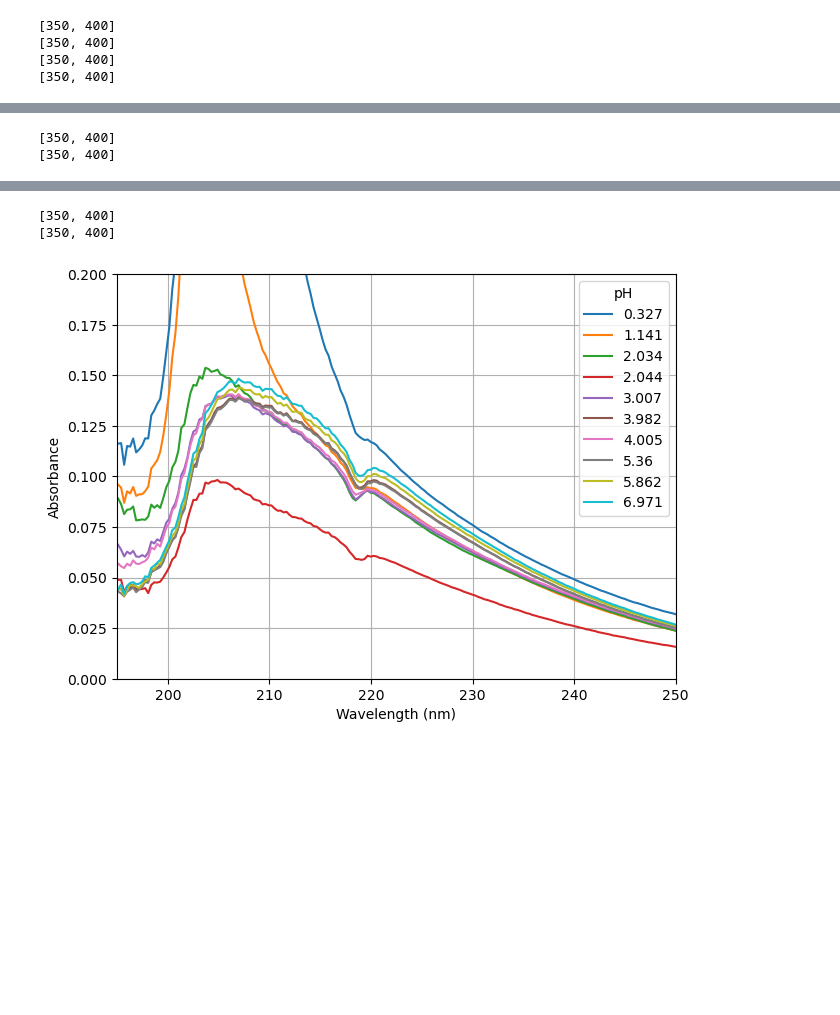
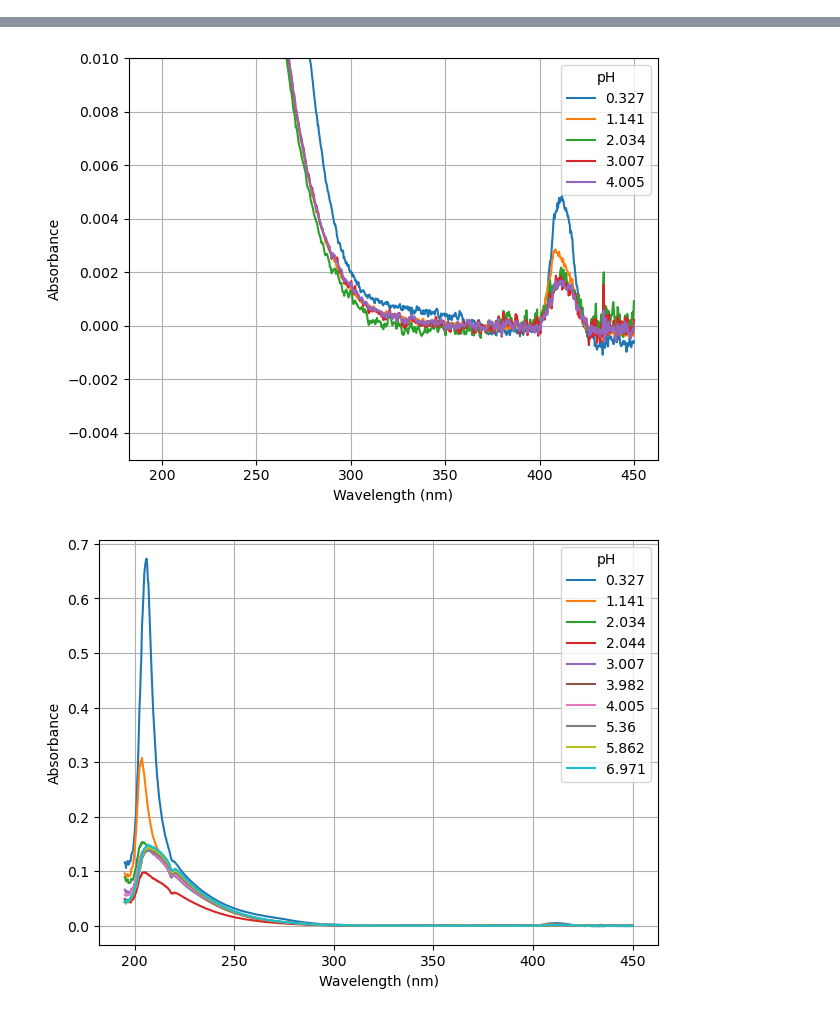
Before and after one commit to ThijsDrost/MasterDataAnalysis, a Jupyter notebook: Calibrations/H2O2.ipynb, the cells around one changed output, grey strips where cells are left out. Drawn from its saved outputs; the diff is of its cells as text; code cells hidden in the pictures; blank space fills up the shorter version.

Commit message:
Calibration analysis

```diff
--- a/Calibrations/H2O2.ipynb
+++ b/Calibrations/H2O2.ipynb
@@ -5,31 +5,39 @@ import matplotlib.pyplot as plt
 from Calibration_analysis import Analyzer
 from Data_handling.Import import DataSet, import_hdf5
 
-save_loc =
-loc1 = r'D:\OneDrive - TU Eindhoven\Master thesis\Measurements\Calibration\H2O2 pH\data.hdf5'
+image_loc = r'E:\OneDrive - TU Eindhoven\Master thesis\Plots\Calibration\H2O2 pH'
+loc1 = r'E:\OneDrive - TU Eindhoven\Master thesis\Measurements\Calibration\H2O2 pH\data.hdf5'
 dat1 = import_hdf5(loc1, 'pH')
 analyzer1 = Analyzer.from_DataSet(DataSet.from_simple(dat1, [190, 450], 3, [350, 400]), 1, 'pH', 'jet')
-loc2 = r'D:\OneDrive - TU Eindhoven\Master thesis\Measurements\Calibration\H2O2 pH 2\data.hdf5'
+loc2 = r'E:\OneDrive - TU Eindhoven\Master thesis\Measurements\Calibration\H2O2 pH 2\data.hdf5'
 dat2 = import_hdf5(loc2, 'pH')
 analyzer2 = Analyzer.from_DataSet(DataSet.from_simple(dat2, [190, 450], 3, [350, 400]), 1, 'pH', 'jet')
-# %% [output]
-[350, 400]
-[350, 400]
-[350, 400]
-[350, 400]
 # %%
-analyzer1.absorbance_vs_wavelength_with_variable(save_loc=)
+analyzer1.absorbance_vs_wavelength_with_variable(save_loc=image_loc, save_suffix='first measurement')
+plt.show()
+analyzer1.absorbance_vs_wavelength_with_variable(save_loc=image_loc, save_suffix='first measurement zoom', plot_kwargs={'ylim': [-0.005, 0.01]})
 plt.show()
 
-analyzer2.absorbance_vs_wavelength_with_variable()
+
+analyzer2.absorbance_vs_wavelength_with_variable(save_loc=image_loc, save_suffix='second measurement')
 plt.show()
 
-Analyzer.from_DataSet(DataSet.from_simple(dat1 + dat2, [190, 450], 3, [350, 400]), 1, 'pH', 'jet').absorbance_vs_wavelength_with_variable()
+analyzer2.absorbance_vs_wavelength_with_variable(save_loc=image_loc, save_suffix='second measurement zoom', plot_kwargs={'ylim': [-0.005, 0.01]})
 plt.show()
 
-Analyzer.from_DataSet(DataSet.from_simple(dat1 + dat2, [190, 450], 3, [350, 400]), 1, 'pH', 'jet').absorbance_vs_wavelength_with_variable()
-plt.xlim(195, 250)
-plt.ylim(0, 0.2)
+Analyzer.from_DataSet(DataSet.from_simple(dat1 + dat2, [190, 450], 3, [350, 400]), 1, 'pH', 'jet').absorbance_vs_wavelength_with_variable(
+    save_loc=image_loc, save_suffix='combined'
+)
 plt.show()
+
+Analyzer.from_DataSet(DataSet.from_simple(dat1 + dat2, [190, 450], 3, [350, 400]), 1, 'pH', 'jet').absorbance_vs_wavelength_with_variable(
+    plot_kwargs={'xlim': [195, 250], 'ylim': [0, 0.2]}, save_loc=image_loc, save_suffix='combined zoom'
+)
+plt.show()
+
+Analyzer.from_DataSet(DataSet.from_simple(dat1 + dat2, [190, 450], 3, [350, 400]), 1, 'pH', 'jet').absorbance_vs_wavelength_with_variable(
+    corrected=False, plot_kwargs={'ylim': [-0.005, 0.01]}, save_loc=image_loc, save_suffix='combined zoom uncorr'
+)
+plt.show()
 # %% [output]
 [figure]
@@ -37,2 +44,0 @@ plt.show()
-[350, 400]
-[350, 400]
@@ -40,3 +46,2 @@ plt.show()
-[350, 400]
-[350, 400]
-[figure, old version]
+[figure, new version]
+[figure, added]
```
Also changed, not shown: parts of 1 cell of this notebook, 3 other files.
